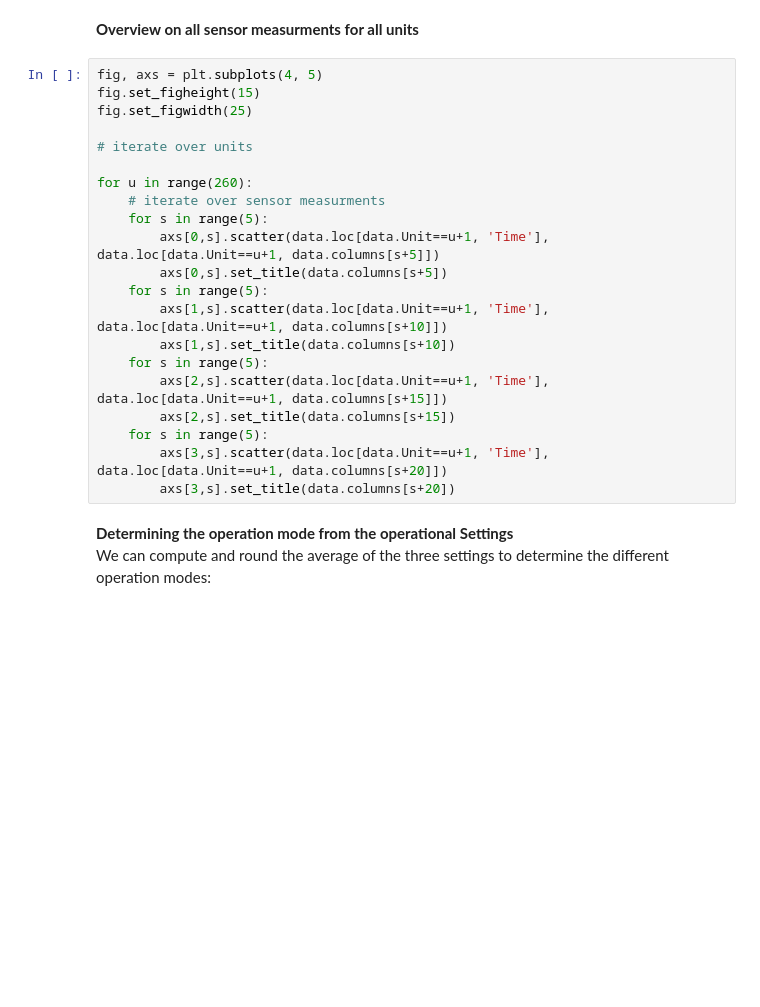
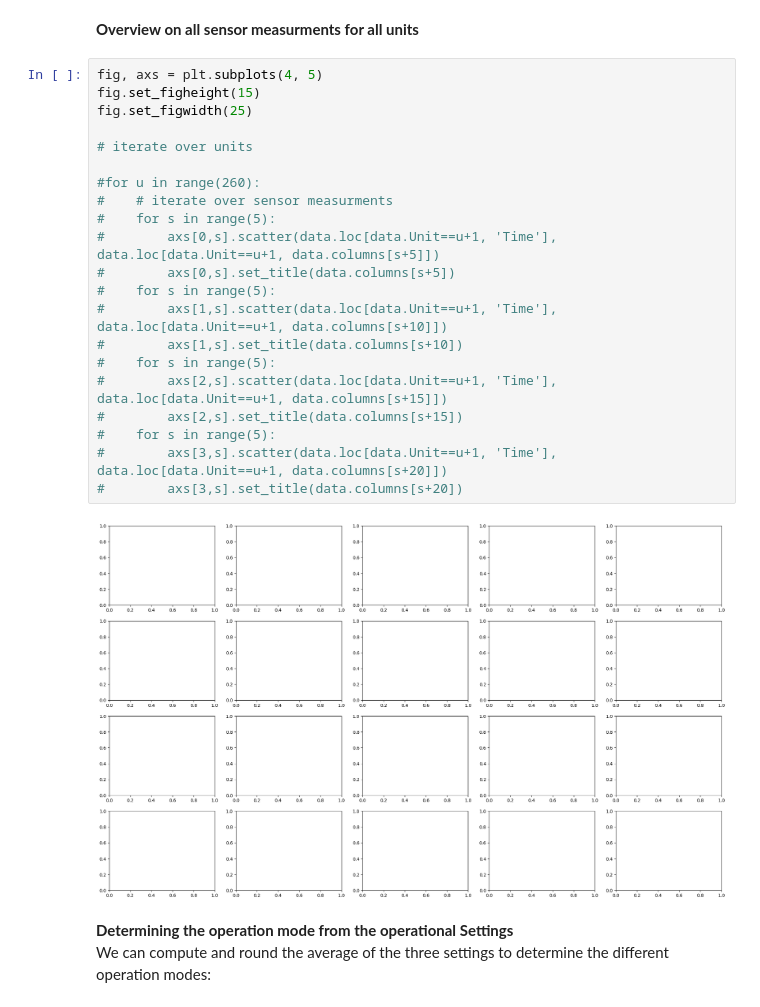
Before and after one commit to mfranzreb/DDMML_project, a Jupyter notebook: Turbofan/Master.ipynb, the cells around one changed output. Saved outputs shown, nothing was run; the diff lists cells and outputs as text; blank space fills up the shorter version.

```diff
--- a/Turbofan/Master.ipynb
+++ b/Turbofan/Master.ipynb
@@ -31,24 +31,26 @@ data
 # %%
 fig, axs = plt.subplots(4, 5)
 fig.set_figheight(15)
 fig.set_figwidth(25)
 
 # iterate over units
 
-for u in range(260):
-    # iterate over sensor measurments
-    for s in range(5):
-        axs[0,s].scatter(data.loc[data.Unit==u+1, 'Time'], data.loc[data.Unit==u+1, data.columns[s+5]])
-        axs[0,s].set_title(data.columns[s+5])
-    for s in range(5):
-        axs[1,s].scatter(data.loc[data.Unit==u+1, 'Time'], data.loc[data.Unit==u+1, data.columns[s+10]])
-        axs[1,s].set_title(data.columns[s+10])
-    for s in range(5):
-        axs[2,s].scatter(data.loc[data.Unit==u+1, 'Time'], data.loc[data.Unit==u+1, data.columns[s+15]])
-        axs[2,s].set_title(data.columns[s+15])
-    for s in range(5):
-        axs[3,s].scatter(data.loc[data.Unit==u+1, 'Time'], data.loc[data.Unit==u+1, data.columns[s+20]])
-        axs[3,s].set_title(data.columns[s+20])
+#for u in range(260):
+#    # iterate over sensor measurments
+#    for s in range(5):
+#        axs[0,s].scatter(data.loc[data.Unit==u+1, 'Time'], data.loc[data.Unit==u+1, data.columns[s+5]])
+#        axs[0,s].set_title(data.columns[s+5])
+#    for s in range(5):
+#        axs[1,s].scatter(data.loc[data.Unit==u+1, 'Time'], data.loc[data.Unit==u+1, data.columns[s+10]])
+#        axs[1,s].set_title(data.columns[s+10])
+#    for s in range(5):
+#        axs[2,s].scatter(data.loc[data.Unit==u+1, 'Time'], data.loc[data.Unit==u+1, data.columns[s+15]])
+#        axs[2,s].set_title(data.columns[s+15])
+#    for s in range(5):
+#        axs[3,s].scatter(data.loc[data.Unit==u+1, 'Time'], data.loc[data.Unit==u+1, data.columns[s+20]])
+#        axs[3,s].set_title(data.columns[s+20])
+# %% [output]
+[figure, added]
 # %% [markdown]
 **Determining the operation mode from the operational Settings**
 We can compute and round the average of the three settings to determine the different operation modes:
```
Also changed, not shown: parts of 5 cells of this notebook.
